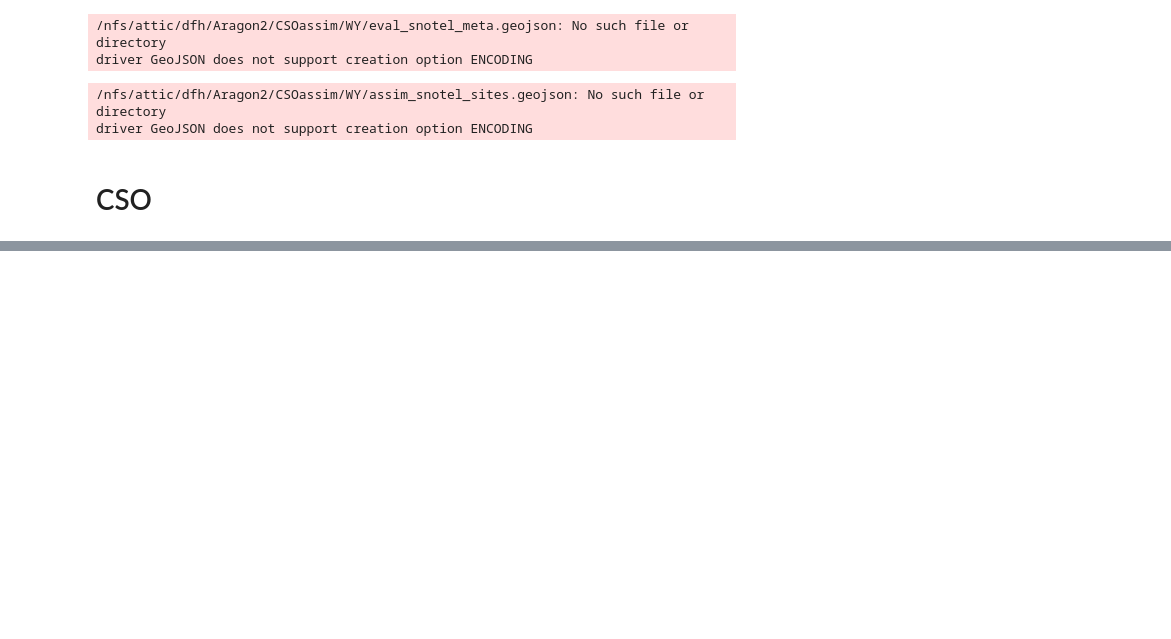
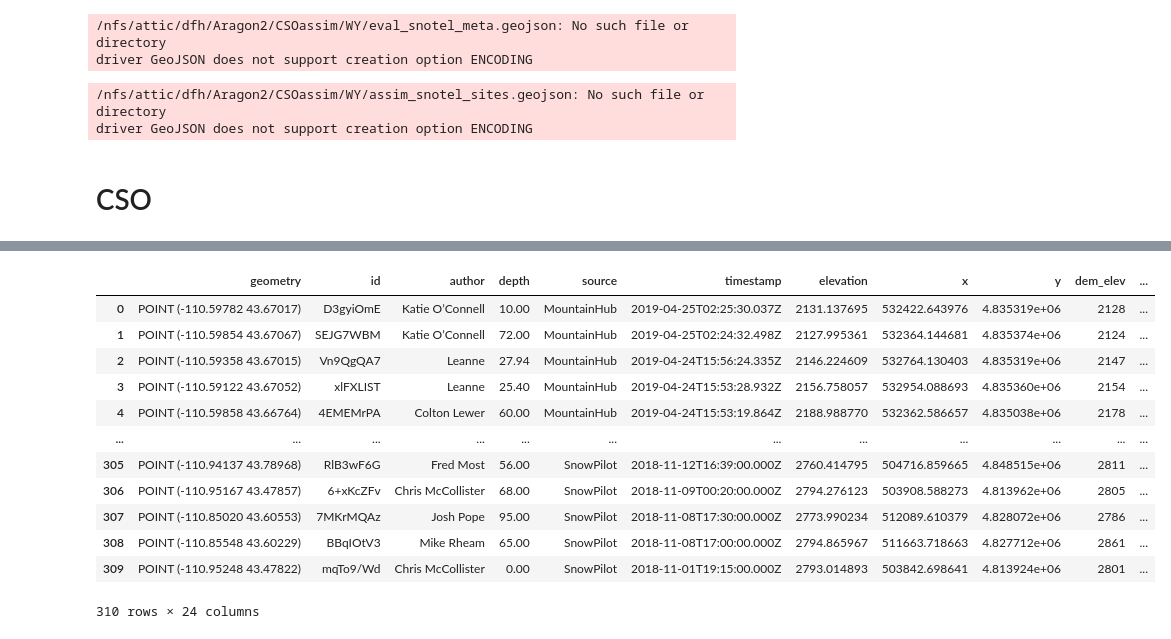
Before and after one commit to snowmodel-tools/assimilation_python, a Jupyter notebook: 01_extract_meta.ipynb, the cells around one changed output, grey strips where cells are left out. Cells and saved outputs as stored; diff of their text form; code cells hidden in the pictures; blank space fills up the shorter version.

```diff
--- a/01_extract_meta.ipynb
+++ b/01_extract_meta.ipynb
@@ -18,6 +18,9 @@ from affine import Affine
 # set the years that will be assimilated
 st = ['2018-10-01','2019-10-01']
 ed = ['2019-09-30','2020-09-30']
+# %%
+st = ['2018-10-01']
+ed = ['2019-09-30']
 # %%
 # function to extract and save landscape characteristics
 # associated with SNOTEL stations
@@ -288,12 +291,3 @@ def get_cso(st, ed, Bbox):
     ingdf['swe']=SWE/1000
     ingdf['doy']=DOY
     return ingdf
-
-for i in range(len(st)):
-
-    csogdf = get_cso(st[i], ed[i], Bbox)
-    csogdf = point_index_from_grid(gdf,dem_path)
-
-    # save
-    out = assimPath + 'all_cso_'+st[i][0:4]+'_'+ed[i][0:4]+'_meta.geojson'
-    csogdf.to_file(out, driver='GeoJSON')
@@ -314,0 +294,7 @@ driver GeoJSON does not support creation option ENCODING
+# %%
+for i in range(len(st)):
+
+    cgdf = get_cso(st[i], ed[i], Bbox)
+    csogdf = point_index_from_grid(cgdf,dem_path)
+csogdf
+# %% [output]
@@ -314,0 +306,13 @@ driver GeoJSON does not support creation option ENCODING
+|  | geometry | id | author | depth | source | timestamp | elevation | x | y | dem_elev | ... |
+| 0 | POINT (-110.59782 43.67017) | D3gyiOmE | Katie O’Connell | 10.00 | MountainHub | 2019-04-25T02:25:30.037Z | 2131.137695 | 532422.643976 | 4.835319e+06 | 2128 | ... |
+| 1 | POINT (-110.59854 43.67067) | SEJG7WBM | Katie O’Connell | 72.00 | MountainHub | 2019-04-25T02:24:32.498Z | 2127.995361 | 532364.144681 | 4.835374e+06 | 2124 | ... |
+| 2 | POINT (-110.59358 43.67015) | Vn9QgQA7 | Leanne | 27.94 | MountainHub | 2019-04-24T15:56:24.335Z | 2146.224609 | 532764.130403 | 4.835319e+06 | 2147 | ... |
+| 3 | POINT (-110.59122 43.67052) | xlFXLIST | Leanne | 25.40 | MountainHub | 2019-04-24T15:53:28.932Z | 2156.758057 | 532954.088693 | 4.835360e+06 | 2154 | ... |
+| 4 | POINT (-110.59858 43.66764) | 4EMEMrPA | Colton Lewer | 60.00 | MountainHub | 2019-04-24T15:53:19.864Z | 2188.988770 | 532362.586657 | 4.835038e+06 | 2178 | ... |
+| ... | ... | ... | ... | ... | ... | ... | ... | ... | ... | ... | ... |
+| 305 | POINT (-110.94137 43.78968) | RlB3wF6G | Fred Most | 56.00 | SnowPilot | 2018-11-12T16:39:00.000Z | 2760.414795 | 504716.859665 | 4.848515e+06 | 2811 | ... |
+| 306 | POINT (-110.95167 43.47857) | 6+xKcZFv | Chris McCollister | 68.00 | SnowPilot | 2018-11-09T00:20:00.000Z | 2794.276123 | 503908.588273 | 4.813962e+06 | 2805 | ... |
+| 307 | POINT (-110.85020 43.60553) | 7MKrMQAz | Josh Pope | 95.00 | SnowPilot | 2018-11-08T17:30:00.000Z | 2773.990234 | 512089.610379 | 4.828072e+06 | 2786 | ... |
+| 308 | POINT (-110.85548 43.60229) | BBqIOtV3 | Mike Rheam | 65.00 | SnowPilot | 2018-11-08T17:00:00.000Z | 2794.865967 | 511663.718663 | 4.827712e+06 | 2861 | ... |
+| 309 | POINT (-110.95248 43.47822) | mqTo9/Wd | Chris McCollister | 0.00 | SnowPilot | 2018-11-01T19:15:00.000Z | 2793.014893 | 503842.698641 | 4.813924e+06 | 2801 | ... |
+310 rows × 24 columns
```
Also changed, not shown: parts of 7 cells of this notebook.
